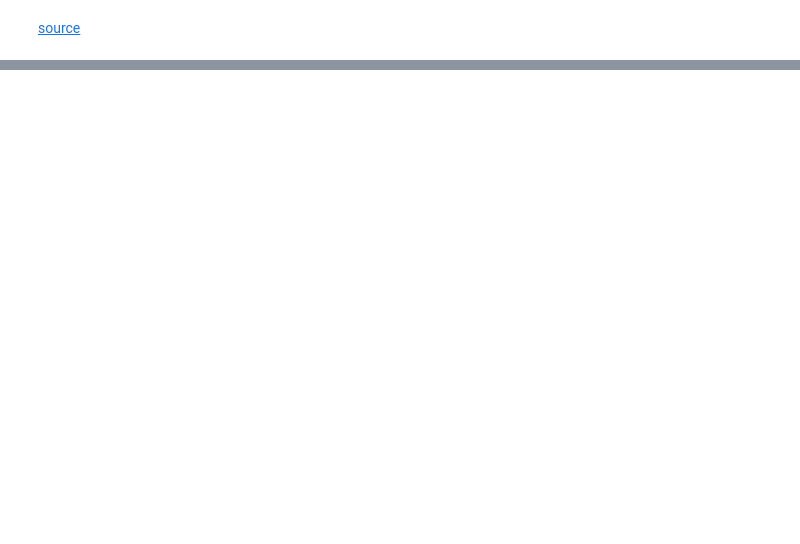
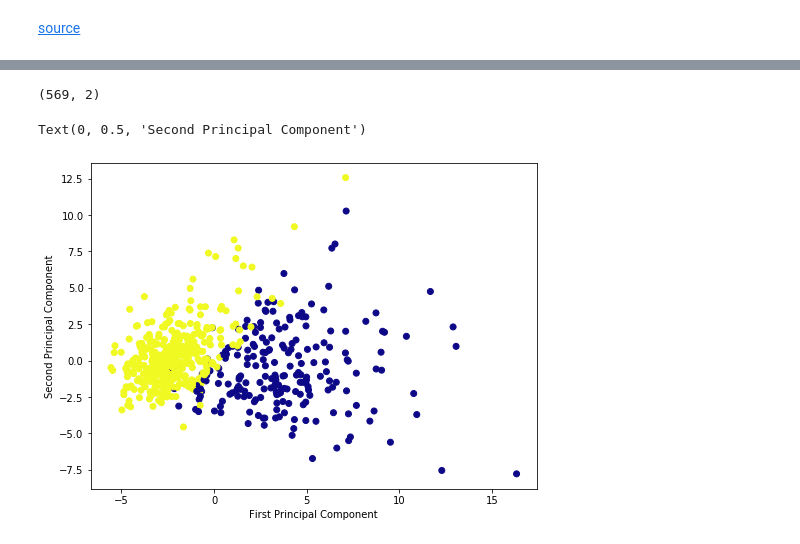
Before and after one commit to coderhh/ML_SageMaker_Studies, a Jupyter notebook: Population_Segmentation/PCA.ipynb, the cells around one changed output, grey strips where cells are left out. Drawn from its saved outputs; the diff is of its cells as text; code cells hidden in the pictures; blank space fills up the shorter version.

```diff
--- a/Population_Segmentation/PCA.ipynb
+++ b/Population_Segmentation/PCA.ipynb
@@ -106,0 +133,13 @@ plt.show()
+# %%
+import pandas as pd
+import numpy as np
+import matplotlib.pyplot as plt
+import seaborn as sns
+%matplotlib inline
+
+from sklearn.datasets import load_breast_cancer
+
+cancer = load_breast_cancer()
+
+df = pd.DataFrame(cancer['data'], columns = cancer['feature_names'])
+df.head()
@@ -106,0 +154,33 @@ plt.show()
+# %%
+# Importing standardscalar module
+from sklearn.preprocessing import StandardScaler
+
+scalar = StandardScaler()
+
+# fitting
+scalar.fit(df)
+scaled_data = scalar.transform(df)
+
+# Importing PCA
+from sklearn.decomposition import PCA
+
+# Let's say, components = 2
+pca = PCA(n_components = 2)
+pca.fit(scaled_data)
+x_pca = pca.transform(scaled_data)
+
+x_pca.shape
+# %% [output]
+(569, 2)
+# %%
+# giving a larger plot
+plt.figure(figsize=(8,6))
+
+plt.scatter(x_pca[:,0], x_pca[:,1], c = cancer['target'], cmap ='plasma')
+
+# labeling x and y axes
+plt.xlabel('First Principal Component')
+plt.ylabel('Second Principal Component')
+# %% [output]
+Text(0, 0.5, 'Second Principal Component')
+[figure, added]
```
Also changed, not shown: parts of 8 cells of this notebook, 7 other files.
